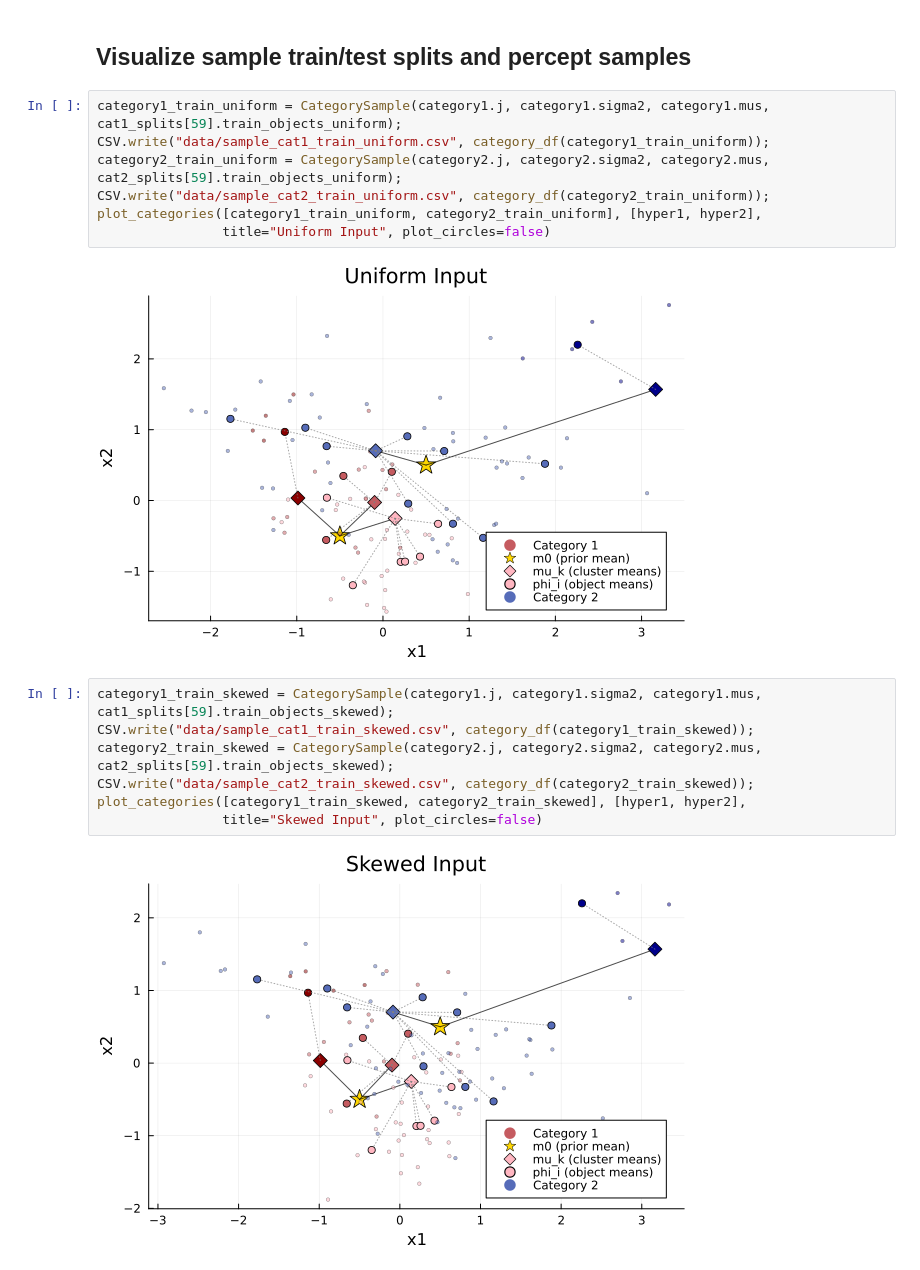
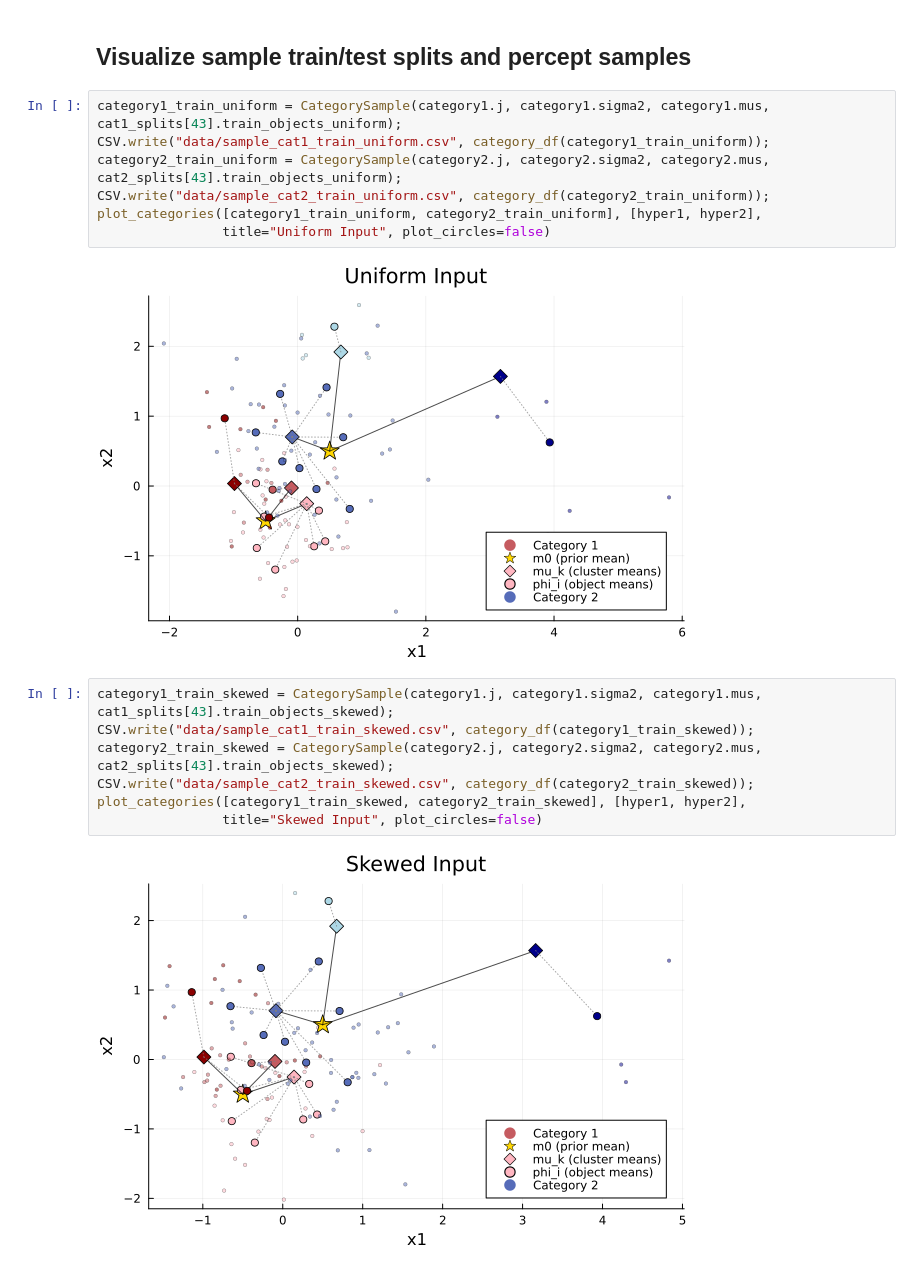
Before and after one commit to lilyzihuizhu/object-aware-hdp, a Jupyter notebook: generate_data.ipynb, the cells around one changed output. Saved outputs shown, nothing was run; the diff lists cells and outputs as text.

Commit message:
figure tweaks

```diff
--- a/generate_data.ipynb
+++ b/generate_data.ipynb
@@ -113,21 +113,21 @@ end
 # %% [markdown]
 ## Visualize sample train/test splits and percept samples
 # %%
-category1_train_uniform = CategorySample(category1.j, category1.sigma2, category1.mus, cat1_splits[59].train_objects_uniform);
+category1_train_uniform = CategorySample(category1.j, category1.sigma2, category1.mus, cat1_splits[43].train_objects_uniform);
 CSV.write("data/sample_cat1_train_uniform.csv", category_df(category1_train_uniform));
-category2_train_uniform = CategorySample(category2.j, category2.sigma2, category2.mus, cat2_splits[59].train_objects_uniform);
+category2_train_uniform = CategorySample(category2.j, category2.sigma2, category2.mus, cat2_splits[43].train_objects_uniform);
 CSV.write("data/sample_cat2_train_uniform.csv", category_df(category2_train_uniform));
 plot_categories([category1_train_uniform, category2_train_uniform], [hyper1, hyper2],
                 title="Uniform Input", plot_circles=false)
 # %% [output]
-[figure, old version]
+[figure, new version]
 # %%
-category1_train_skewed = CategorySample(category1.j, category1.sigma2, category1.mus, cat1_splits[59].train_objects_skewed);
+category1_train_skewed = CategorySample(category1.j, category1.sigma2, category1.mus, cat1_splits[43].train_objects_skewed);
 CSV.write("data/sample_cat1_train_skewed.csv", category_df(category1_train_skewed));
-category2_train_skewed = CategorySample(category2.j, category2.sigma2, category2.mus, cat2_splits[59].train_objects_skewed);
+category2_train_skewed = CategorySample(category2.j, category2.sigma2, category2.mus, cat2_splits[43].train_objects_skewed);
 CSV.write("data/sample_cat2_train_skewed.csv", category_df(category2_train_skewed));
 plot_categories([category1_train_skewed, category2_train_skewed], [hyper1, hyper2],
                 title="Skewed Input", plot_circles=false)
 # %% [output]
-[figure, old version]
+[figure, new version]
 # %%
```
Also changed, not shown: parts of 1 cell of this notebook, 12 other files.
